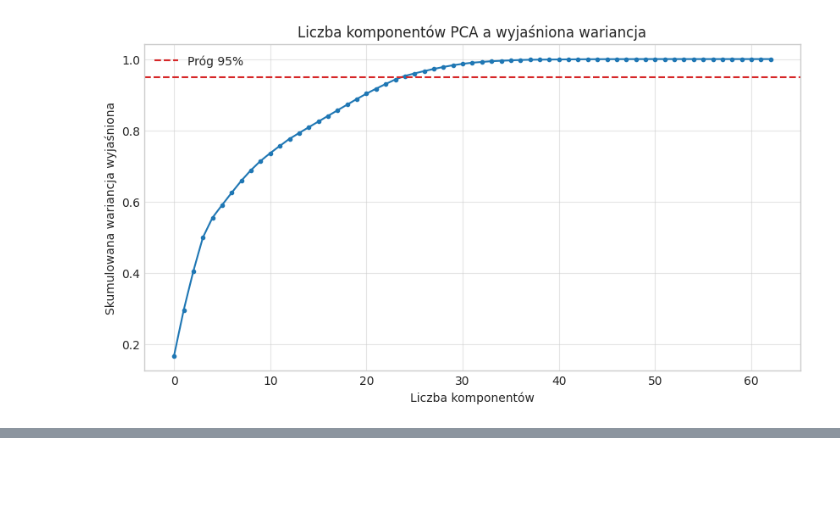
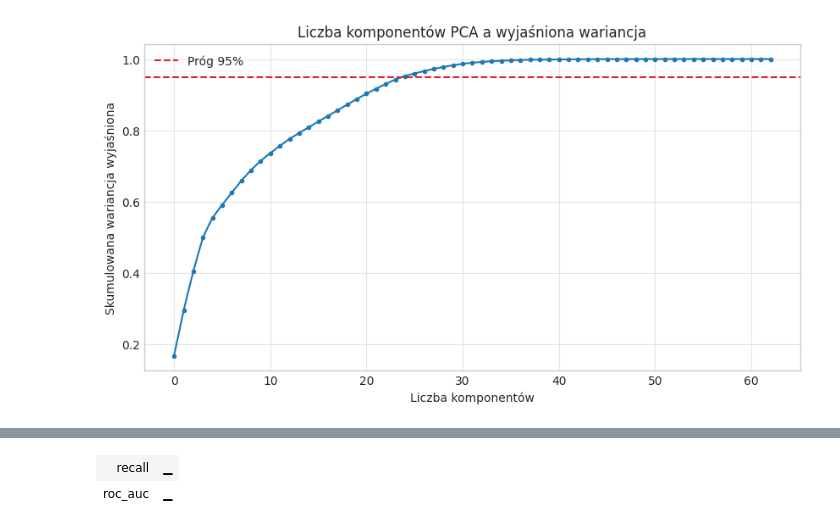
Before and after one commit to scbpls/polish-bankruptcy-prediction, a Jupyter notebook: main.ipynb, the cells around one changed output, grey strips where cells are left out. Saved outputs shown, nothing was run; the diff lists cells and outputs as text; code cells hidden in the pictures; blank space fills up the shorter version.

```diff
--- a/main.ipynb
+++ b/main.ipynb
@@ -391,0 +448,92 @@ weighted avg       0.94      0.66      0.76      2101
+# %%
+# 1. KONFIGURACJA RUNU
+run_config_rf = {
+    "model_type": "Random Forest",
+    "n_estimators": 100,
+    "max_depth": 10,
+    "class_weight": "balanced",
+    "year": YEAR_TO_ANALYZE
+}
+
+# 2. INICJALIZACJA RUNU
+run = wandb.init(
+    project="polish-bankruptcy-prediction",
+    config=run_config_rf,
+    name=f"RF_Year{YEAR_TO_ANALYZE}_Balanced",
+    reinit=True
+)
+
+# 3. TRENING
+print("Trening lasu losowego...")
+start_time = time.time()
+
+rf_model = RandomForestClassifier(
+    n_estimators=run_config_rf["n_estimators"],
+    max_depth=run_config_rf["max_depth"],
+    class_weight=run_config_rf["class_weight"],
+    random_state=42,
+    n_jobs=1,
+    verbose=0
+)
+
+rf_model.fit(X_train_scaled, y_train)
+print(f"Trening zakończony w {time.time() - start_time:.2f} s")
+
+# 4. EWALUACJA
+y_pred_rf = rf_model.predict(X_test_scaled)
+y_proba_rf = rf_model.predict_proba(X_test_scaled)[:, 1]
+
+auc_rf = roc_auc_score(y_test, y_proba_rf)
+recall_rf = recall_score(y_test, y_pred_rf)
+
+print(f"ROC AUC: {auc_rf:.4f}")
+print(f"Recall:  {recall_rf:.4f}")
+print(classification_report(y_test, y_pred_rf))
+
+# 5. WIZUALIZACJA WAŻNOŚCI CECH
+importances = rf_model.feature_importances_
+feature_imp_df = pd.DataFrame({
+    'Feature': X_train_scaled.columns,
+    'Importance': importances
+}).sort_values(by='Importance', ascending=False).head(10)
+
+feature_imp_df['Opis'] = feature_imp_df['Feature'].map(attributes_pl).fillna(feature_imp_df['Feature'])
+
+plt.figure(figsize=(10, 6))
+
+custom_palette = sns.light_palette(COLOR_HEALTHY, n_colors=10, reverse=True)
+
+ax = sns.barplot(
+    x='Importance',
+    y='Opis',
+    hue='Opis',
+    data=feature_imp_df,
+    palette=custom_palette,
+    legend=False
+)
+
+for container in ax.containers:
+    ax.bar_label(container, fmt='%.3f', padding=3)
+
+plt.title('Najważniejsze cechy według lasu losowego')
+plt.xlabel('Ważność (wskaźnik Giniego)')
+plt.ylabel('')
+
+max_val = feature_imp_df['Importance'].max()
+
+plt.xlim(0, max_val * 1.15)
+plt.close()
+
+# 6. LOGOWANIE WYNIKÓW DO WANDB
+wandb.log({
+    "roc_auc": auc_rf,
+    "recall": recall_rf,
+    "confusion_matrix": wandb.plot.confusion_matrix(
+        probs=None, y_true=y_test.values, preds=y_pred_rf, class_names=["Zdrowa", "Bankrut"]
+    ),
+    "roc_curve": wandb.plot.roc_curve(
+        y_test.values, rf_model.predict_proba(X_test_scaled), labels=["Zdrowa", "Bankrut"]
+    )
+})
+run.finish()
+# %% [output]
@@ -391,0 +561,2 @@ weighted avg       0.94      0.66      0.76      2101
+| recall | ▁ |
+| roc_auc | ▁ |
```
Also changed, not shown: parts of 16 cells of this notebook, 2 other files.
